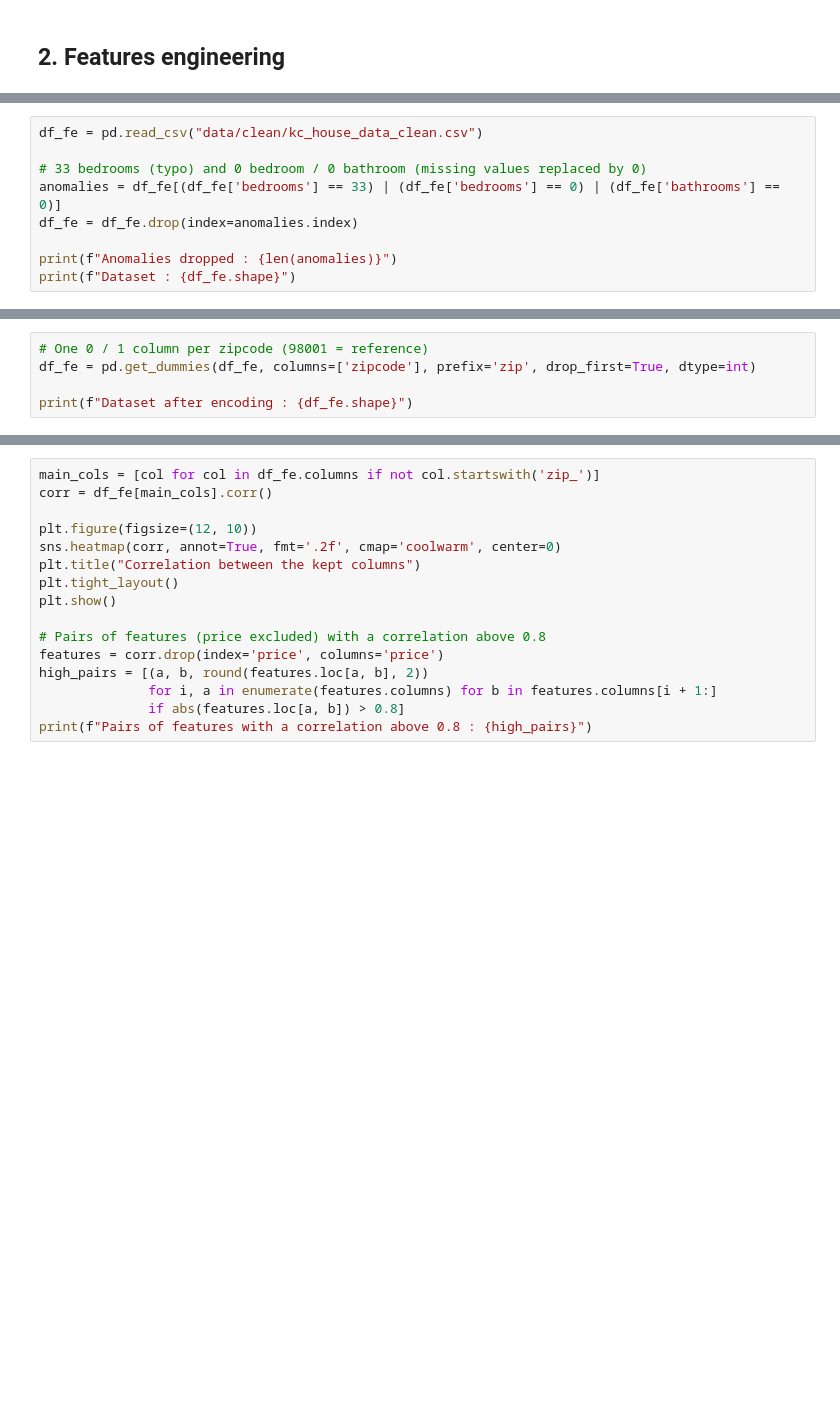
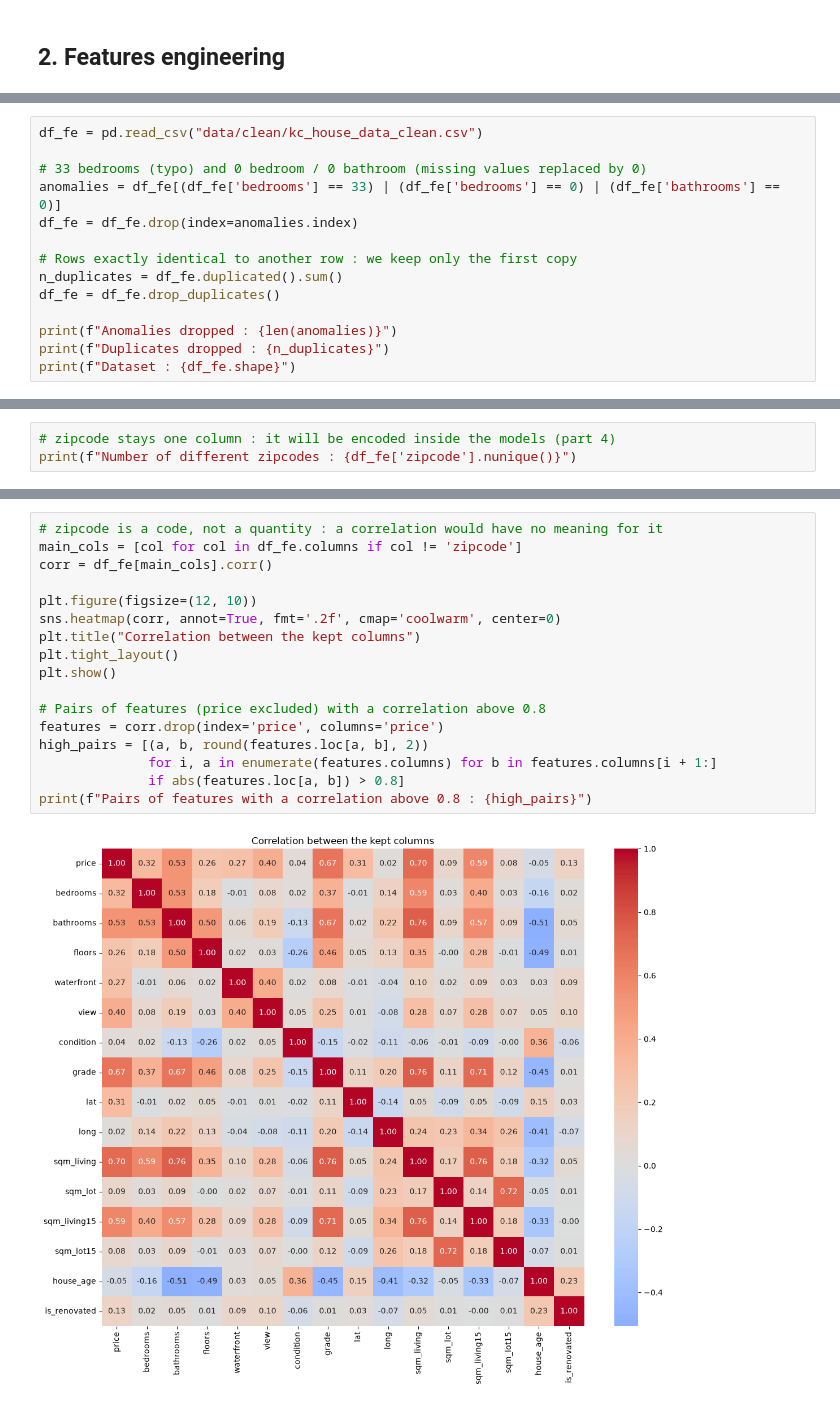
Before and after one commit to axel-achart/apartment-hunter, a Jupyter notebook: notebook.ipynb, the cells around one changed output, grey strips where cells are left out. Drawn from its saved outputs; the diff is of its cells as text; blank space fills up the shorter version.

```diff
--- a/notebook.ipynb
+++ b/notebook.ipynb
@@ -248,5 +249,10 @@ df_fe = pd.read_csv("data/clean/kc_house_data_clean.csv")
 anomalies = df_fe[(df_fe['bedrooms'] == 33) | (df_fe['bedrooms'] == 0) | (df_fe['bathrooms'] == 0)]
 df_fe = df_fe.drop(index=anomalies.index)
 
+# Rows exactly identical to another row : we keep only the first copy
+n_duplicates = df_fe.duplicated().sum()
+df_fe = df_fe.drop_duplicates()
+
 print(f"Anomalies dropped : {len(anomalies)}")
+print(f"Duplicates dropped : {n_duplicates}")
 print(f"Dataset : {df_fe.shape}")
@@ -300,5 +320,3 @@ All the columns are already numbers, so there is no type to change, **except `zi
 # %%
-# One 0 / 1 column per zipcode (98001 = reference)
-df_fe = pd.get_dummies(df_fe, columns=['zipcode'], prefix='zip', drop_first=True, dtype=int)
-
-print(f"Dataset after encoding : {df_fe.shape}")
+# zipcode stays one column : it will be encoded inside the models (part 4)
+print(f"Number of different zipcodes : {df_fe['zipcode'].nunique()}")
@@ -309,16 +329,19 @@ When two columns carry the same information, the models (especially the linear r
 # %%
-main_cols = [col for col in df_fe.columns if not col.startswith('zip_')]
+# zipcode is a code, not a quantity : a correlation would have no meaning for it
+main_cols = [col for col in df_fe.columns if col != 'zipcode']
 corr = df_fe[main_cols].corr()
 
 plt.figure(figsize=(12, 10))
 sns.heatmap(corr, annot=True, fmt='.2f', cmap='coolwarm', center=0)
 plt.title("Correlation between the kept columns")
 plt.tight_layout()
 plt.show()
 
 # Pairs of features (price excluded) with a correlation above 0.8
 features = corr.drop(index='price', columns='price')
 high_pairs = [(a, b, round(features.loc[a, b], 2))
               for i, a in enumerate(features.columns) for b in features.columns[i + 1:]
               if abs(features.loc[a, b]) > 0.8]
 print(f"Pairs of features with a correlation above 0.8 : {high_pairs}")
+# %% [output]
+[figure, added]
```
Also changed, not shown: parts of 75 cells of this notebook, 4 other files.
